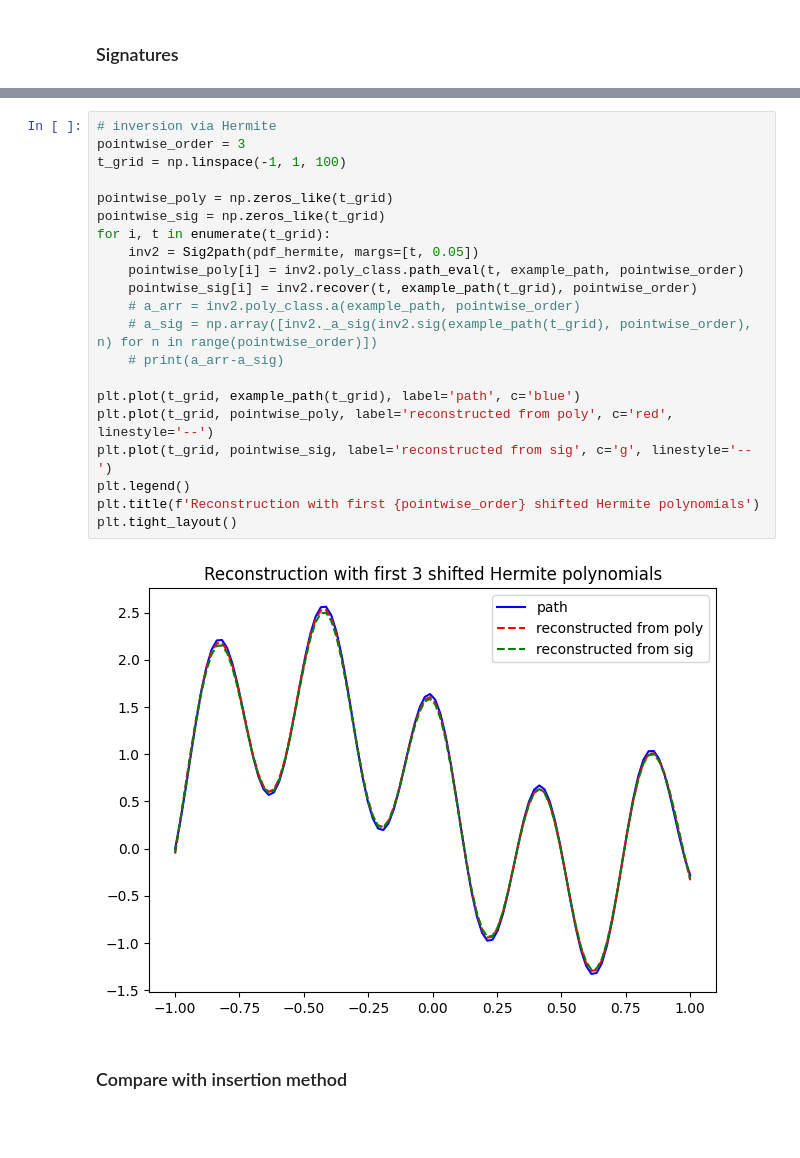
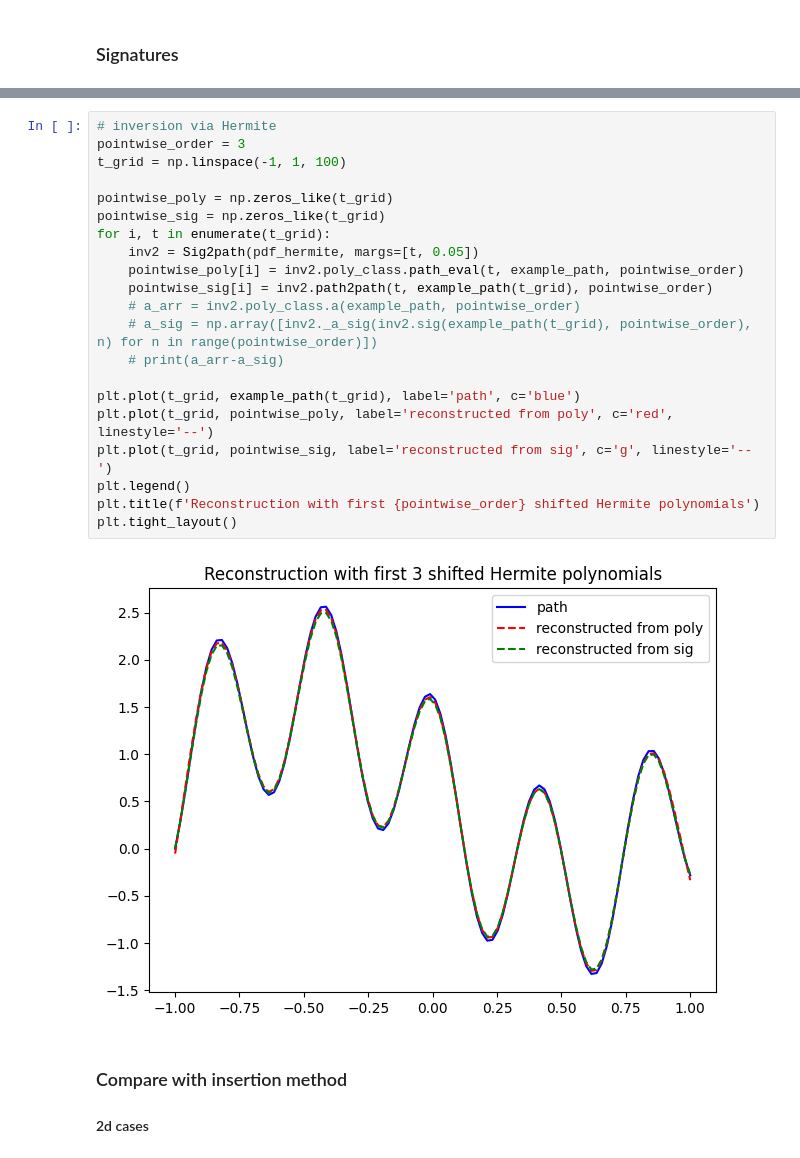
Before and after one commit to Zhuoyue-Huang/M3R-signature-inversion, a Jupyter notebook: siginversion_demo.ipynb, the cells around one changed output, grey strips where cells are left out. Saved outputs shown, nothing was run; the diff lists cells and outputs as text; blank space fills up the shorter version.

```diff
--- a/siginversion_demo.ipynb
+++ b/siginversion_demo.ipynb
@@ -160,26 +161,27 @@ plt.tight_layout()
 # %%
 # inversion via Hermite
 pointwise_order = 3
 t_grid = np.linspace(-1, 1, 100)
 
 pointwise_poly = np.zeros_like(t_grid)
 pointwise_sig = np.zeros_like(t_grid)
 for i, t in enumerate(t_grid):
     inv2 = Sig2path(pdf_hermite, margs=[t, 0.05])
     pointwise_poly[i] = inv2.poly_class.path_eval(t, example_path, pointwise_order)
-    pointwise_sig[i] = inv2.recover(t, example_path(t_grid), pointwise_order)
+    pointwise_sig[i] = inv2.path2path(t, example_path(t_grid), pointwise_order)
     # a_arr = inv2.poly_class.a(example_path, pointwise_order)
     # a_sig = np.array([inv2._a_sig(inv2.sig(example_path(t_grid), pointwise_order), n) for n in range(pointwise_order)])
     # print(a_arr-a_sig)
 
 plt.plot(t_grid, example_path(t_grid), label='path', c='blue')
 plt.plot(t_grid, pointwise_poly, label='reconstructed from poly', c='red', linestyle='--')
 plt.plot(t_grid, pointwise_sig, label='reconstructed from sig', c='g', linestyle='--')
 plt.legend()
 plt.title(f'Reconstruction with first {pointwise_order} shifted Hermite polynomials')
 plt.tight_layout()
 # %% [output]
-[figure, old version]
+[figure, new version]
 # %% [markdown]
 ### Compare with insertion method
+#### 2d cases
 # %%
```
Also changed, not shown: parts of 27 cells of this notebook, 1 other file.
